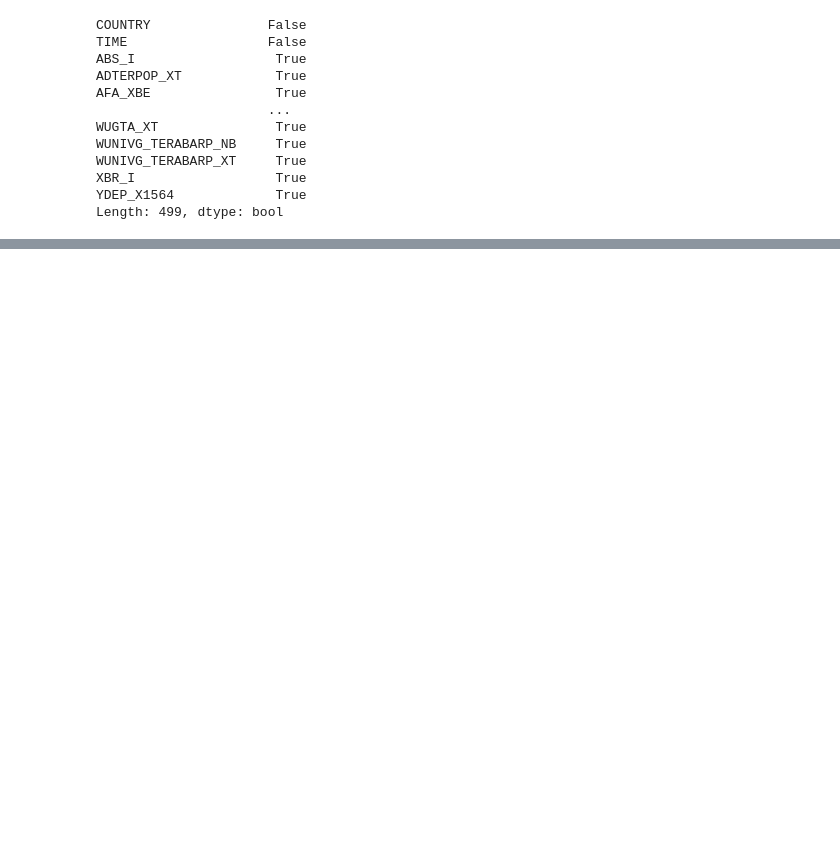
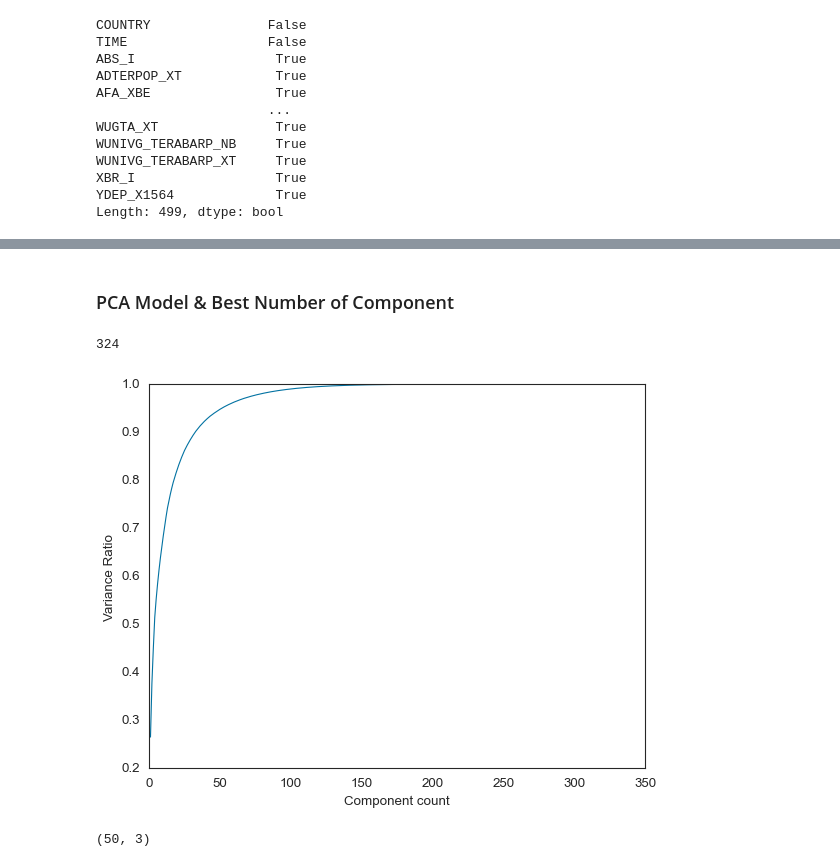
Before and after one commit to enginabdan/1_Github, a Jupyter notebook: 2_ProjectsMine/8_Science_Technology_World_2006-2015/1_Science_Technology_(PCA).ipynb, the cells around one changed output, grey strips where cells are left out. Drawn from its saved outputs; the diff is of its cells as text; code cells hidden in the pictures; blank space fills up the shorter version.

```diff
--- a/2_ProjectsMine/8_Science_Technology_World_2006-2015/1_Science_Technology_(PCA).ipynb
+++ b/2_ProjectsMine/8_Science_Technology_World_2006-2015/1_Science_Technology_(PCA).ipynb
@@ -139,0 +229,3 @@ print(len(remain_list))
+# %%
+df = df.reset_index(drop=True)
+df.tail(2)
@@ -139,0 +241,3 @@ print(len(remain_list))
+# %%
+df = df.fillna(0)
+df.shape
@@ -139,0 +343,3 @@ print(len(remain_list))
+# %%
+X = df.drop(["COUNTRY", "TIME"], axis=1)
+X.head(1)
@@ -139,0 +352,6 @@ print(len(remain_list))
+# %%
+from sklearn.preprocessing import MinMaxScaler
+scaler = MinMaxScaler()
+X_scaled = scaler.fit_transform(X)
+df_X_scaled = pd.DataFrame(X_scaled, columns=X.columns)
+df_X_scaled.head()
@@ -139,0 +366,17 @@ print(len(remain_list))
+# %% [markdown]
+### PCA Model & Best Number of Component
+# %%
+X.columns.value_counts().sum()
+# %% [output]
+324
+# %%
+from sklearn.decomposition import PCA
+
+model = PCA().fit(X_scaled)
+x = range(1,325)
+
+plt.plot(x, np.cumsum(model.explained_variance_ratio_))
+plt.xlabel("Component count")
+plt.ylabel("Variance Ratio");
+# %% [output]
+[figure, added]
@@ -139,0 +389,7 @@ print(len(remain_list))
+# %%
+df_best = pd.DataFrame(my_dict, index = range(1,325))
+df_best = df_best.sort_values(by="explained_variance_ratio")
+df_best = df_best.iloc[:50,:]
+df_best.shape
+# %% [output]
+(50, 3)
```
Also changed, not shown: parts of 46 cells of this notebook, 1 other file.
